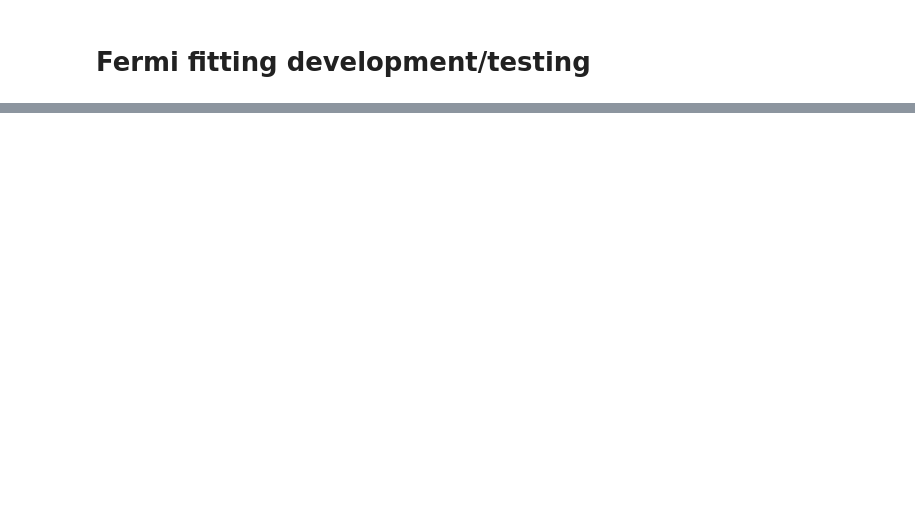
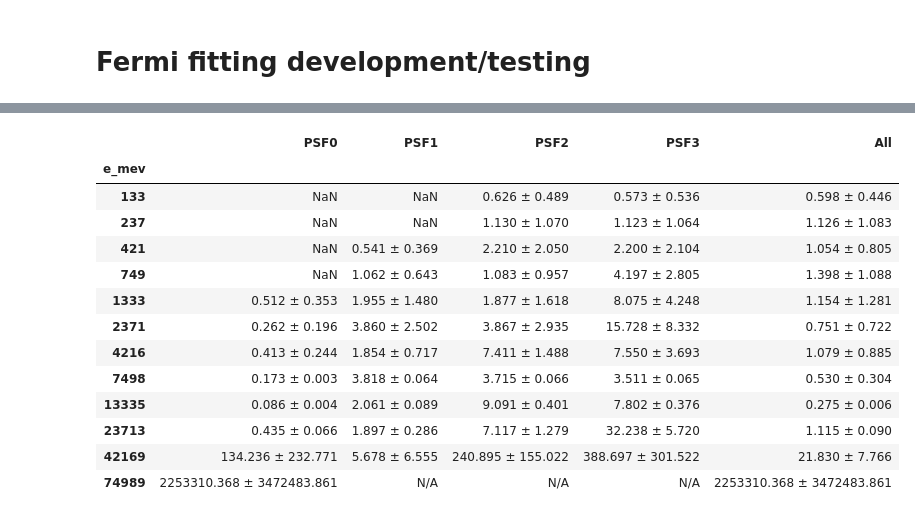
Before and after one commit to tburnett/kerr-diffuse, a Jupyter notebook: fermifit.ipynb, the cells around one changed output, grey strips where cells are left out. Drawn from its saved outputs; the diff is of its cells as text; code cells hidden in the pictures; blank space fills up the shorter version.

```diff
--- a/fermifit.ipynb
+++ b/fermifit.ipynb
@@ -127,0 +216,62 @@ ff.pixel_table
+# %%
+
+# Table of norm_profile fits (Poisson.flux) divided by the overall-fit flux,
+# for each individual band and for all PSF types combined at each energy.
+
+overall_flux = Lnorm.flux
+psf_types = sorted({k[0] for k in pt.keys()})
+
+def _ratio_str(poiss, denom):
+    """Return 'ratio ± half_err' or '< 95% limit' formatted string."""
+    if poiss.flux <= 0:
+        return f'< {poiss.limit / denom:.3f}'
+    r = poiss.flux / denom
+    lo, hi = poiss.errors
+    err = (hi - lo) / (2.0 * denom)
+    return f'{r:.3f} ± {err:.3f}'
+
+def _safe_profile(keys_sel, tol=2.0):
+    """Return norm_profile for the given selection, or None on failure."""
+    pt.select(keys=keys_sel)
+    try:
+        return ff.norm_profile(src, tol=tol)
+    except Exception:
+        return None
+
+rows = []
+with ff.preserve_parameters():
+    for e_idx, keys_e in pt.bands_by_energy.items():
+        band0 = pt[keys_e[0]]
+        e_mev = int(np.sqrt(band0.e0 * band0.e1))
+        row = dict(e_mev=e_mev)
+
+        # One norm_profile per individual band (PSF type)
+        for key in keys_e:
+            psf_idx = key[0]
+            poiss = _safe_profile([key])
+            row[f'PSF{psf_idx}'] = _ratio_str(poiss, overall_flux) if poiss else 'N/A'
+
+        # norm_profile with all PSF types combined at this energy
+        poiss_all = _safe_profile(keys_e)
+        row['All'] = _ratio_str(poiss_all, overall_flux) if poiss_all else 'N/A'
+
+        rows.append(row)
+
+pt.select()
+band_table = pd.DataFrame(rows).set_index('e_mev')['PSF0 PSF1 PSF2 PSF3 All'.split()]
+show(band_table)
+# %% [output]
+|  | PSF0 | PSF1 | PSF2 | PSF3 | All |
+| e_mev |  |  |  |  |  |
+| 133 | NaN | NaN | 0.626 ± 0.489 | 0.573 ± 0.536 | 0.598 ± 0.446 |
+| 237 | NaN | NaN | 1.130 ± 1.070 | 1.123 ± 1.064 | 1.126 ± 1.083 |
+| 421 | NaN | 0.541 ± 0.369 | 2.210 ± 2.050 | 2.200 ± 2.104 | 1.054 ± 0.805 |
+| 749 | NaN | 1.062 ± 0.643 | 1.083 ± 0.957 | 4.197 ± 2.805 | 1.398 ± 1.088 |
+| 1333 | 0.512 ± 0.353 | 1.955 ± 1.480 | 1.877 ± 1.618 | 8.075 ± 4.248 | 1.154 ± 1.281 |
+| 2371 | 0.262 ± 0.196 | 3.860 ± 2.502 | 3.867 ± 2.935 | 15.728 ± 8.332 | 0.751 ± 0.722 |
+| 4216 | 0.413 ± 0.244 | 1.854 ± 0.717 | 7.411 ± 1.488 | 7.550 ± 3.693 | 1.079 ± 0.885 |
+| 7498 | 0.173 ± 0.003 | 3.818 ± 0.064 | 3.715 ± 0.066 | 3.511 ± 0.065 | 0.530 ± 0.304 |
+| 13335 | 0.086 ± 0.004 | 2.061 ± 0.089 | 9.091 ± 0.401 | 7.802 ± 0.376 | 0.275 ± 0.006 |
+| 23713 | 0.435 ± 0.066 | 1.897 ± 0.286 | 7.117 ± 1.279 | 32.238 ± 5.720 | 1.115 ± 0.090 |
+| 42169 | 134.236 ± 232.771 | 5.678 ± 6.555 | 240.895 ± 155.022 | 388.697 ± 301.522 | 21.830 ± 7.766 |
+| 74989 | 2253310.368 ± 3472483.861 | N/A | N/A | N/A | 2253310.368 ± 3472483.861 |
```
Also changed, not shown: parts of 11 cells of this notebook, 10 other files.
